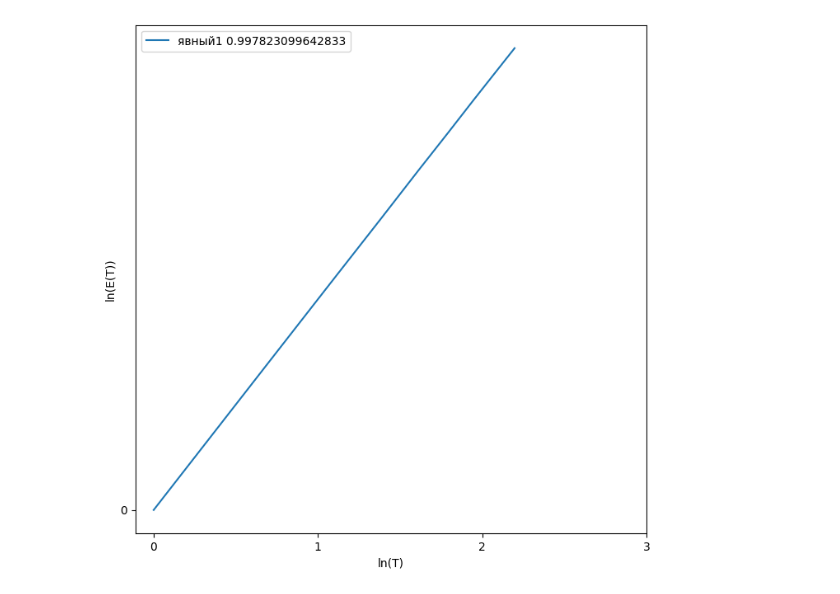
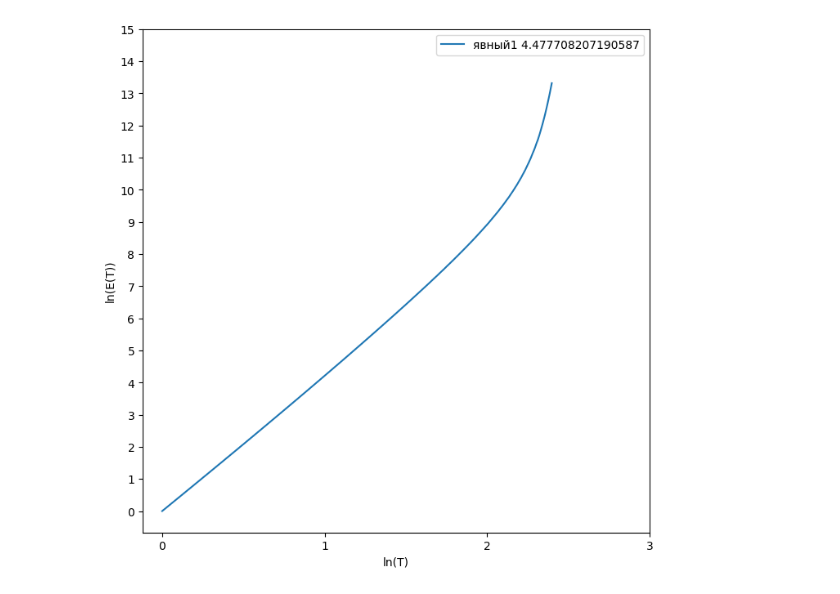
Before and after one commit to ArnautovPeter/projectPractice, a Jupyter notebook: src/test_task2.ipynb, the cells around one changed output. Drawn from its saved outputs; the diff is of its cells as text; code cells hidden in the pictures.

```diff
--- a/src/test_task2.ipynb
+++ b/src/test_task2.ipynb
@@ -66,25 +78,25 @@ from drawing import draw
 
 def f(T):
     t_start = 0
-    t_finish = 2.5
+    t_finish = 4
     a = 10
 
-    lst =  (fx2(t), fy2(t))
+    lst =  (fx2(0), fy2(0))
     sol = Solver2((fx, fy), [a], lst, (t_start, t_finish))
     # array1 = do_method(explicit_method, t_start, t_finish, [lst], variables, False)
     # array1 = do_method(implicit_method, t_start, t_finish, [lst], variables, False)
-    array1 = sol.do_method(sol.implicit1, T, jac1)
-    array2 = sol.do_method(sol.implicit1, T, jac1)
-    # array2 = sol.do_method(explicit4_method, t_start, t_finish, [lst], variables, False)
-    array3 = sol.do_method(sol.explicit5, T)
+    array1 = sol.do_method(sol.explicit4, T, False)
+    # array2 = sol.do_method(sol.implicit1, T, jac1)
+    # # array2 = sol.do_method(explicit4_method, t_start, t_finish, [lst], variables, False)
+    # array3 = sol.do_method(sol.explicit5, T)
     # array3 = do_method(explicit4_method, t_start, t_finish, [lst], variables, False)
     # array3 = do_method(implicit_method, t_start, t_finish, [lst], variables, False)
     arrayx1 = sol.get_x(array1)
     arrayy1 = sol.get_y(array1)
-    arrayx2 = [i[0] for i in array2[1]]
-    arrayy2 = [i[1] for i in array2[1]]
-    arrayx3 = [i[0] for i in array3[1]]
-    arrayy3 = [i[1] for i in array3[1]]
+    # arrayx2 = [i[0] for i in array2[1]]
+    # arrayy2 = [i[1] for i in array2[1]]
+    # arrayx3 = [i[0] for i in array3[1]]
+    # arrayy3 = [i[1] for i in array3[1]]
     # arrayx4 = [i[0] for i in array3[1]]
     # arrayy4 = [i[1] for i in array3[1]]
     # print(len(array1[0]), len(array2[0]), len(array3[0]))
@@ -95,54 +107,54 @@ def f(T):
         real_y = fy2(tl[i])
         max_dif[0] = max(max_dif[0], abs(arrayx1[i] - real_x))
         max_dif[0] = max(max_dif[0], abs(arrayy1[i] - real_y))
-        max_dif[1] = max(max_dif[1], abs(arrayx2[i] - real_x))
-        max_dif[1] = max(max_dif[1], abs(arrayy2[i] - real_y))
-        max_dif[2] = max(max_dif[2], abs(arrayx3[i] - real_x))
-        max_dif[2] = max(max_dif[2], abs(arrayy3[i] - real_y))
+        # max_dif[1] = max(max_dif[1], abs(arrayx2[i] - real_x))
+        # max_dif[1] = max(max_dif[1], abs(arrayy2[i] - real_y))
+        # max_dif[2] = max(max_dif[2], abs(arrayx3[i] - real_x))
+        # max_dif[2] = max(max_dif[2], abs(arrayy3[i] - real_y))
 
     # CHECK
     # args = np.linspace(t_start, t_finish, 500)
-    # x_true = list([fx2(t) for t in args])
+    # x_true = list([fx2_1(t) for t in args])
     # print(arrayx1)
     # print(x_true)
-    # draw([array1[0], args], [arrayx1, x_true], ['fake', 'real'])
+    # draw([array1[0], args], [arrayx1, x_true], ['fake', 'real'], ["fake", "real"])
     # return
 
     return max_dif
 
 t_l = list()
 diff_l1 = list()
-diff_l2 = list()
-diff_l3 = list()
+# diff_l2 = list()
+# diff_l3 = list()
 
-t = 0.001
+t = 0.009
 dif = f(t)
 crd_move_x = math.log(t)
 crd_move_y1 = math.log(dif[0])
-crd_move_y2 = math.log(dif[1])
-crd_move_y3 = math.log(dif[2])
-T = 0.01
+# crd_move_y2 = math.log(dif[1])
+# crd_move_y3 = math.log(dif[2])
+T = 0.1
 while t <= T:
     # print(t, end=" ")
     dif = f(t)
     # break
     # print(t, dif[2])
     diff_l1.append(math.log(dif[0]) - crd_move_y1)
-    diff_l2.append(math.log(dif[1]) - crd_move_y2)
-    diff_l3.append(math.log(dif[2]) - crd_move_y3)
+    # diff_l2.append(math.log(dif[1]) - crd_move_y2)
+    # diff_l3.append(math.log(dif[2]) - crd_move_y3)
     t_l.append(math.log(t) - crd_move_x)
     t += 0.001
     # TODO:
     # break
 
 fig = plt.figure(figsize=(8,8))
 px1 = fig.add_subplot(111)
 px1.plot(t_l, diff_l1, label="явный1" + f" {mean(diff_l1[i]/t_l[i] for i in range(1, len(t_l)))}")
 px1.set_xticks(np.arange(0, math.ceil(math.log(T) - crd_move_x) + 1, step=1))
 px1.set_yticks(np.arange(0, math.ceil(math.log(T) - crd_move_y1) + 1, step=1))
 px1.set_xlabel("ln(T)")
 px1.set_ylabel("ln(E(T))")
 px1.legend()
 fig.show()
 # %% [output]
-[figure, old version]
+[figure, new version]
```
Also changed, not shown: parts of 1 cell of this notebook, 5 other files.
